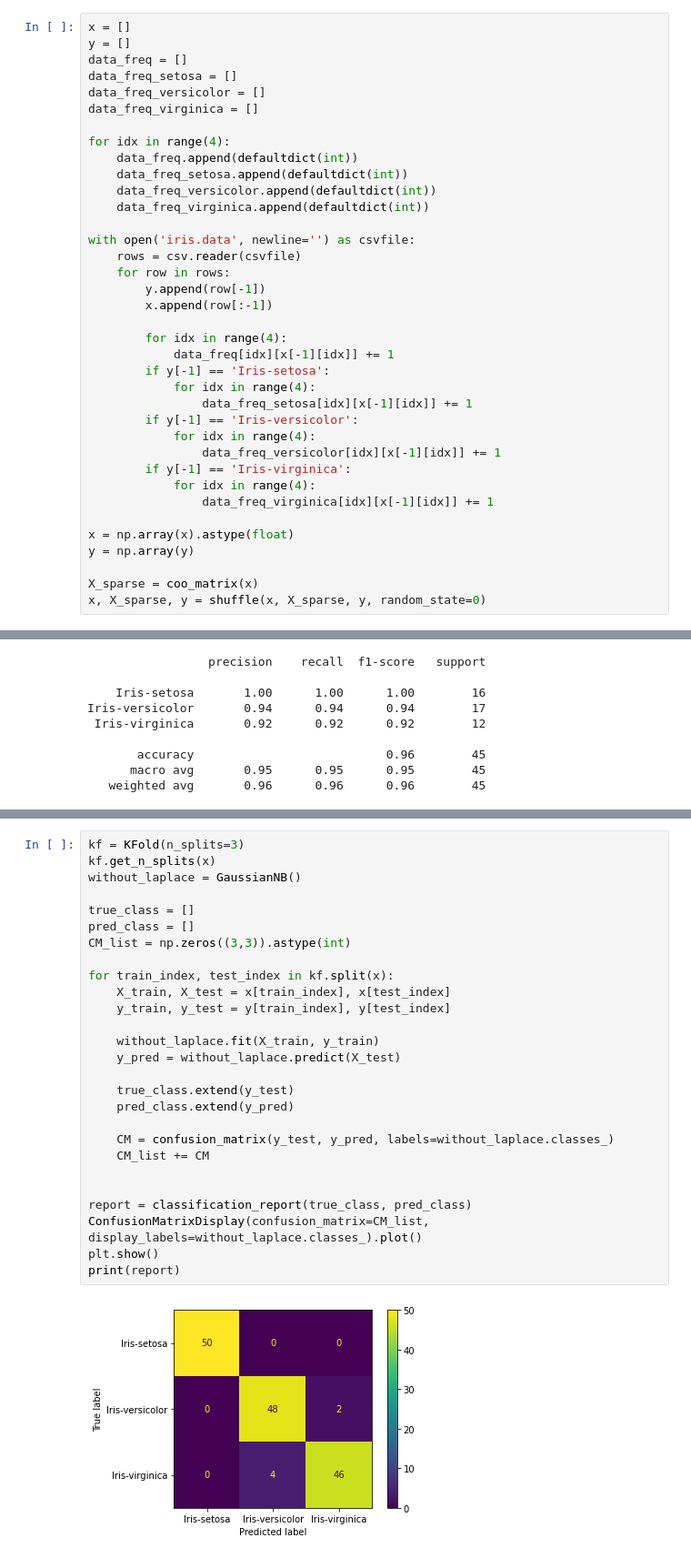
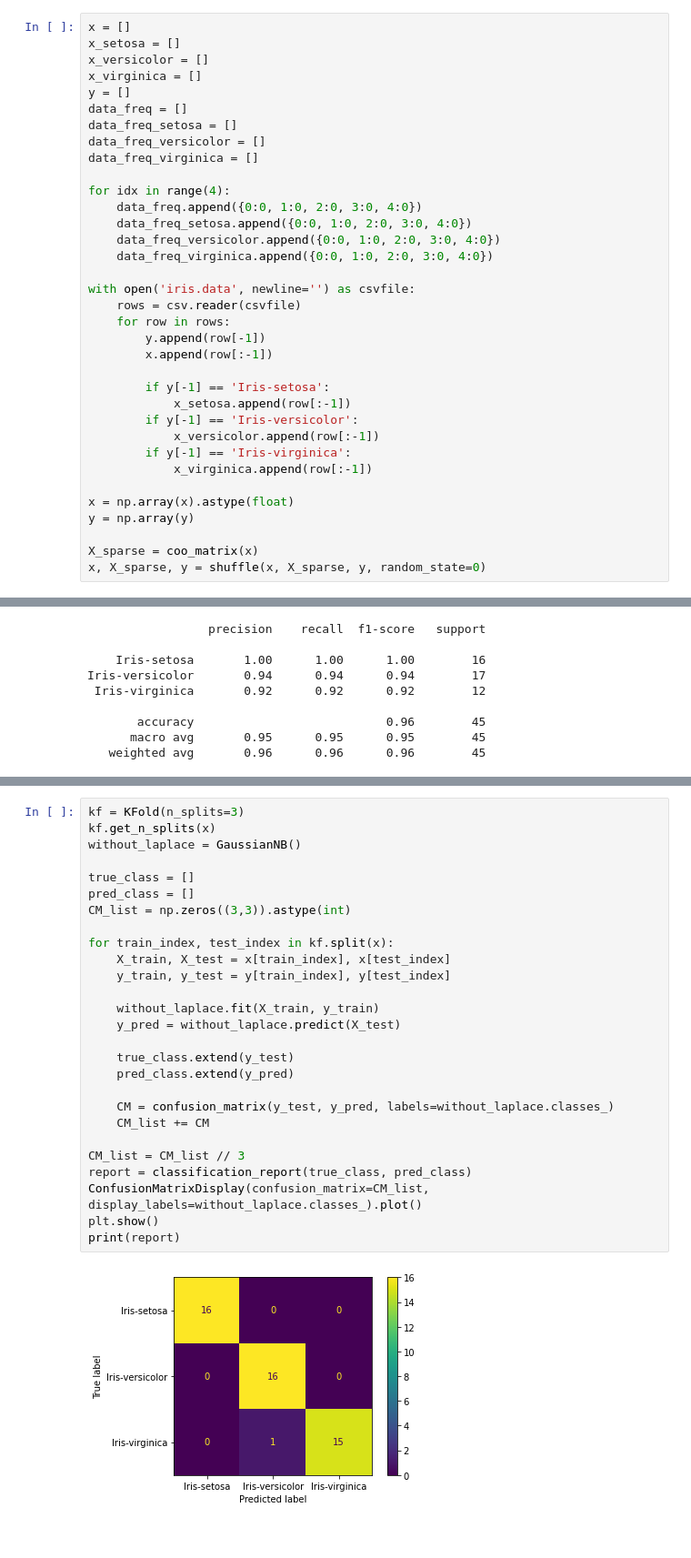
Before and after one commit to banne2266/MachineLearning-NCTU-2021, a Jupyter notebook: HW1/iris.ipynb, the cells around one changed output, grey strips where cells are left out. Shown at 91% size. Cells and saved outputs as stored; diff of their text form.

```diff
--- a/HW1/iris.ipynb
+++ b/HW1/iris.ipynb
@@ -13,6 +14,9 @@ from collections import defaultdict
 import matplotlib.pyplot as plt
 # %%
 x = []
+x_setosa = []
+x_versicolor = []
+x_virginica = []
 y = []
 data_freq = []
 data_freq_setosa = []
@@ -20,10 +24,10 @@ data_freq_versicolor = []
 data_freq_virginica = []
 
 for idx in range(4):
-    data_freq.append(defaultdict(int))
-    data_freq_setosa.append(defaultdict(int))
-    data_freq_versicolor.append(defaultdict(int))
-    data_freq_virginica.append(defaultdict(int))
+    data_freq.append({0:0, 1:0, 2:0, 3:0, 4:0})
+    data_freq_setosa.append({0:0, 1:0, 2:0, 3:0, 4:0})
+    data_freq_versicolor.append({0:0, 1:0, 2:0, 3:0, 4:0})
+    data_freq_virginica.append({0:0, 1:0, 2:0, 3:0, 4:0})
 
 with open('iris.data', newline='') as csvfile:
     rows = csv.reader(csvfile)
@@ -31,17 +35,12 @@ with open('iris.data', newline='') as csvfile:
         y.append(row[-1])
         x.append(row[:-1])
 
-        for idx in range(4):
-            data_freq[idx][x[-1][idx]] += 1
         if y[-1] == 'Iris-setosa':
-            for idx in range(4):
-                data_freq_setosa[idx][x[-1][idx]] += 1
+            x_setosa.append(row[:-1])
         if y[-1] == 'Iris-versicolor':
-            for idx in range(4):
-                data_freq_versicolor[idx][x[-1][idx]] += 1
+            x_versicolor.append(row[:-1])
         if y[-1] == 'Iris-virginica':
-            for idx in range(4):
-                data_freq_virginica[idx][x[-1][idx]] += 1
+            x_virginica.append(row[:-1])
 
 x = np.array(x).astype(float)
 y = np.array(y)
@@ -137,32 +191,32 @@ Iris-versicolor       0.94      0.94      0.94        17
 # %%
 kf = KFold(n_splits=3)
 kf.get_n_splits(x)
 without_laplace = GaussianNB()
 
 true_class = []
 pred_class = []
 CM_list = np.zeros((3,3)).astype(int)
 
 for train_index, test_index in kf.split(x):
     X_train, X_test = x[train_index], x[test_index]
     y_train, y_test = y[train_index], y[test_index]
 
     without_laplace.fit(X_train, y_train)
     y_pred = without_laplace.predict(X_test)
 
     true_class.extend(y_test)
     pred_class.extend(y_pred)
 
     CM = confusion_matrix(y_test, y_pred, labels=without_laplace.classes_)
     CM_list += CM
 
-
+CM_list = CM_list // 3
 report = classification_report(true_class, pred_class)
 ConfusionMatrixDisplay(confusion_matrix=CM_list, display_labels=without_laplace.classes_).plot()
 plt.show()
 print(report)
 # %% [output]
-[figure, old version]
+[figure, new version]
                  precision    recall  f1-score   support
 
     Iris-setosa       1.00      1.00      1.00        50
```
Also changed, not shown: parts of 9 cells of this notebook, 4 other files.
